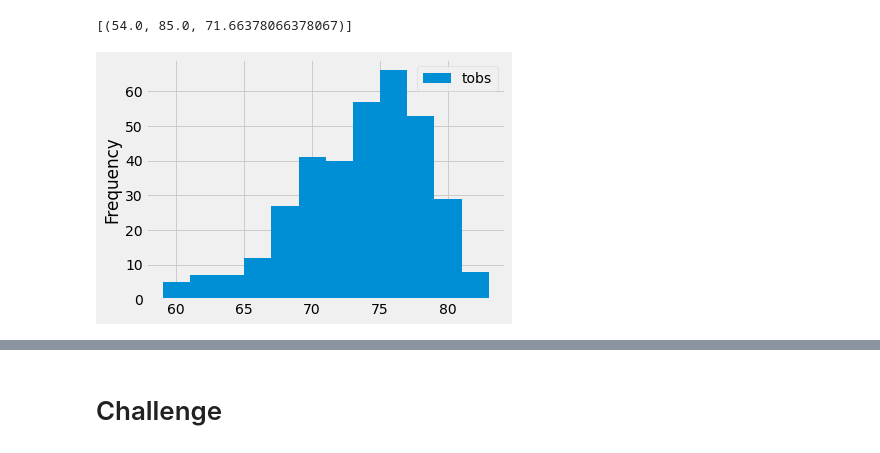
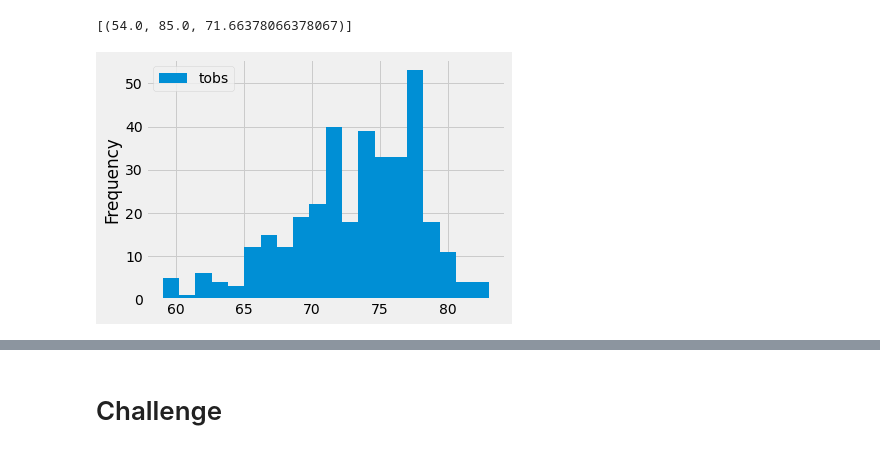
Before and after one commit to kritika2604/Surfs_up, a Jupyter notebook: climate_analysis.ipynb, the cells around one changed output, grey strips where cells are left out. Drawn from its saved outputs; the diff is of its cells as text; code cells hidden in the pictures.

```diff
--- a/climate_analysis.ipynb
+++ b/climate_analysis.ipynb
@@ -121,13 +121,13 @@ session.query(func.min(Measurement.tobs), func.max(Measurement.tobs), func.avg(M
 # %%
 # Choose the station with the highest number of temperature observations.
 # Query the last 12 months of temperature observation data for this station and plot the results as a histogram
 results = session.query(Measurement.tobs).\
     filter(Measurement.station == 'USC00519281').\
     filter(Measurement.date >= prev_year).all()
 #print(results)
 df=pd.DataFrame(results,columns=['tobs'])
 #print(df)
-df.plot.hist(bins=12)
+df.plot.hist(bins=20)
 plt.tight_layout()
 # %% [output]
-[figure, old version]
+[figure, new version]
```
Also changed, not shown: parts of 1 cell of this notebook, 1 other file.
